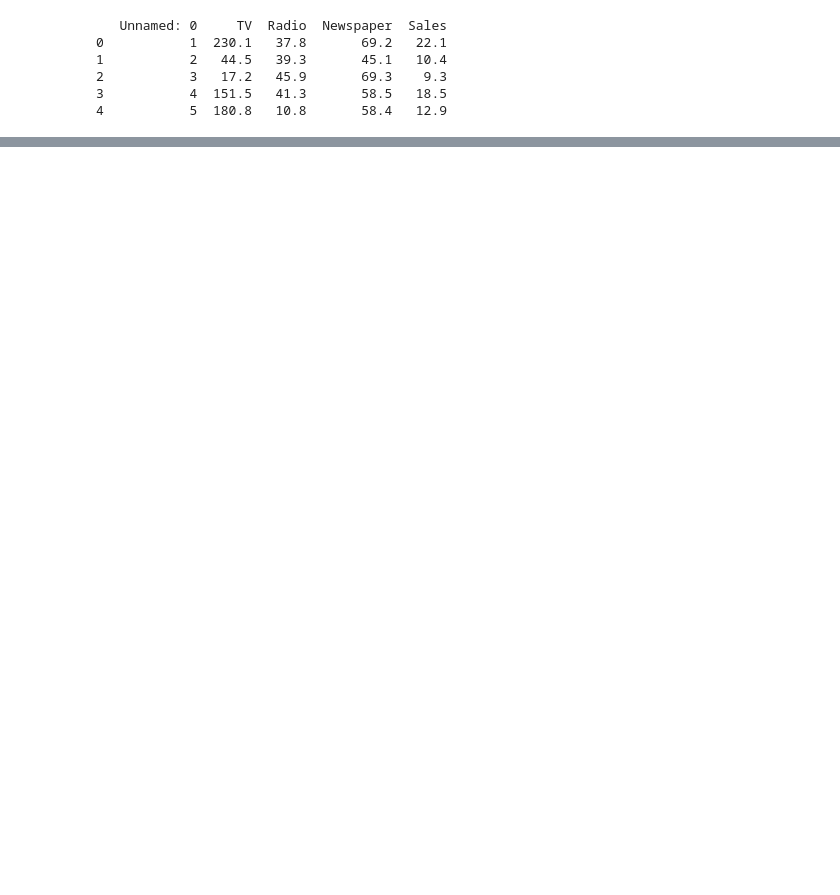
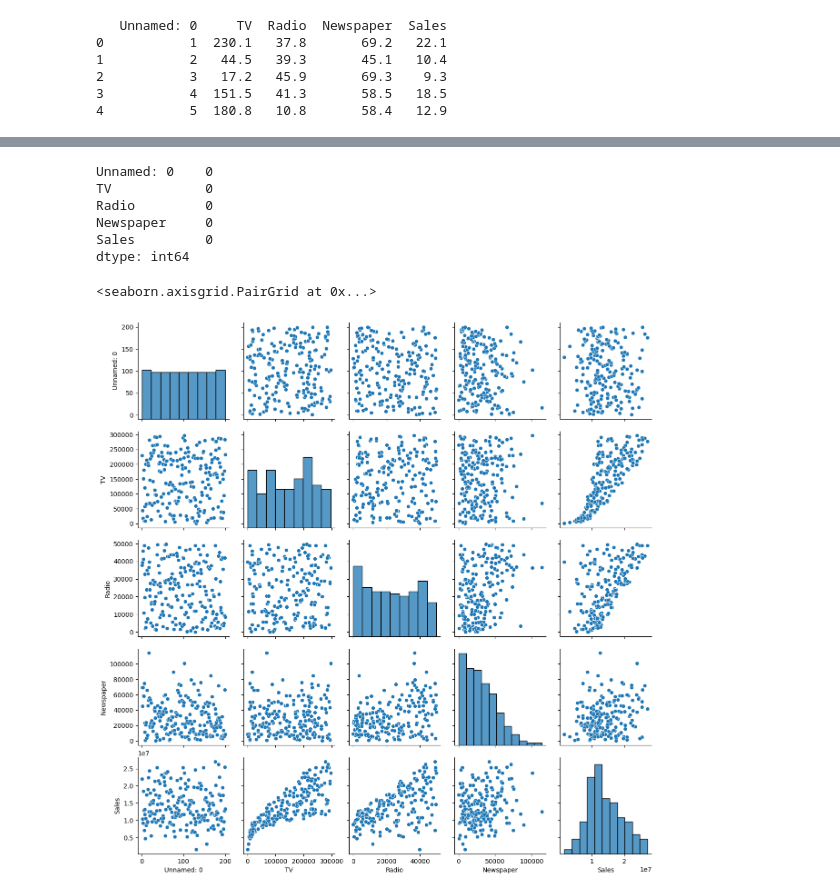
Before and after one commit to NituY/Sales-Prediction-In-Python, a Jupyter notebook: Task-2 Sales pred.ipynb, the cells around one changed output, grey strips where cells are left out. Saved outputs shown, nothing was run; the diff lists cells and outputs as text; code cells hidden in the pictures; blank space fills up the shorter version.

```diff
--- a/Task-2 Sales pred.ipynb
+++ b/Task-2 Sales pred.ipynb
@@ -8,8 +13,8 @@ from sklearn.metrics import mean_squared_error, r2_score
 # %%
-data = pd.read_csv(r'C:/Users/user/Downloads/salesPred/Advertising.csv')
+df = pd.read_csv(r'C:/Users/user/Downloads/salesPred/Advertising.csv')
 
 #  basic information about the data
-print(data.head())
+print(df.head())
 # %% [output]
    Unnamed: 0     TV  Radio  Newspaper  Sales
 0           1  230.1   37.8       69.2   22.1
@@ -29,0 +40,5 @@ LinearRegression()
+# %%
+df.Sales=df.Sales*1000000
+for i in ['TV', 'Radio', 'Newspaper']:
+    df[i] = df[i]*1000
+df
@@ -29,0 +59,15 @@ LinearRegression()
+# %%
+df=df.astype({'Sales':int})
+df.isnull().sum()
+# %% [output]
+Unnamed: 0    0
+TV            0
+Radio         0
+Newspaper     0
+Sales         0
+dtype: int64
+# %%
+sns.pairplot(df)
+# %% [output]
+<seaborn.axisgrid.PairGrid at 0x...>
+[figure, added]
```
Also changed, not shown: parts of 11 cells of this notebook.
